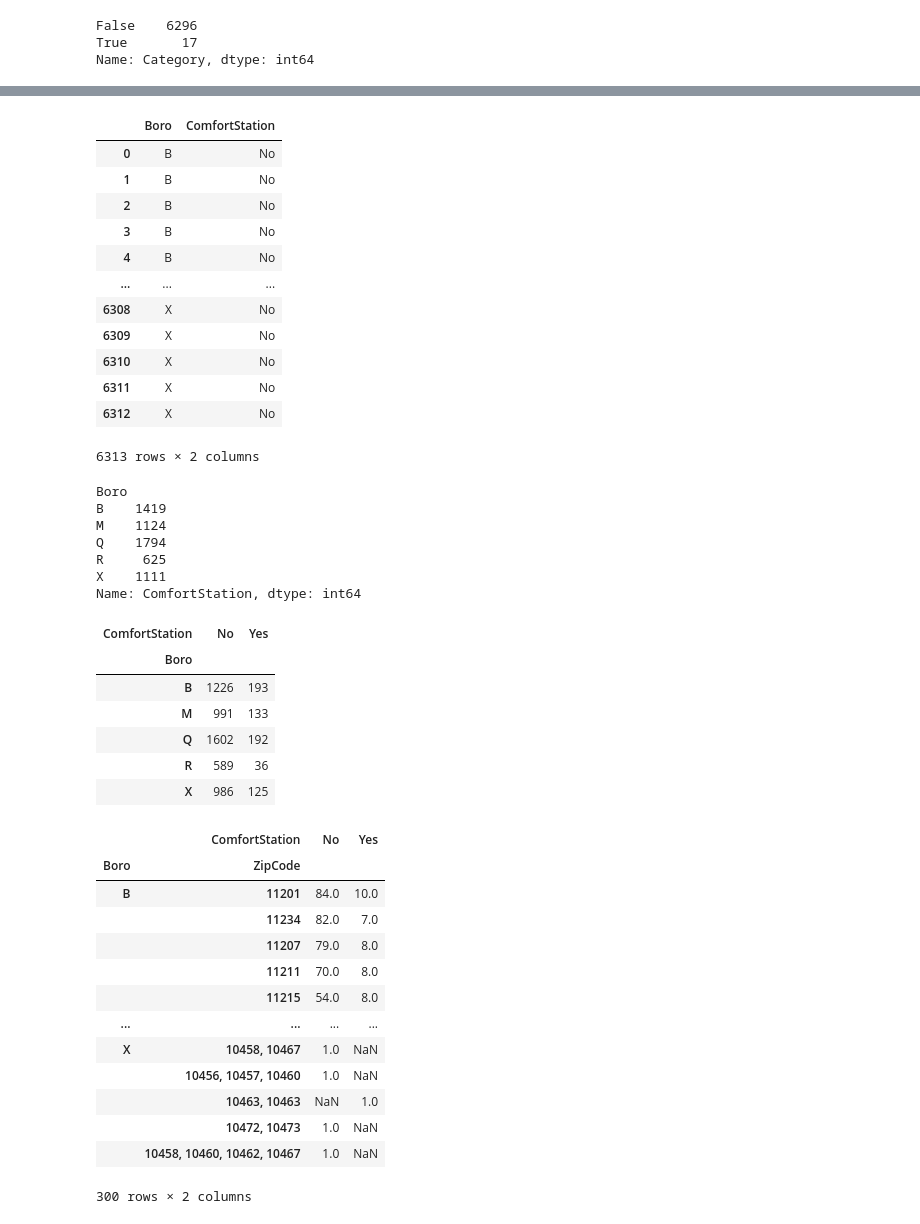
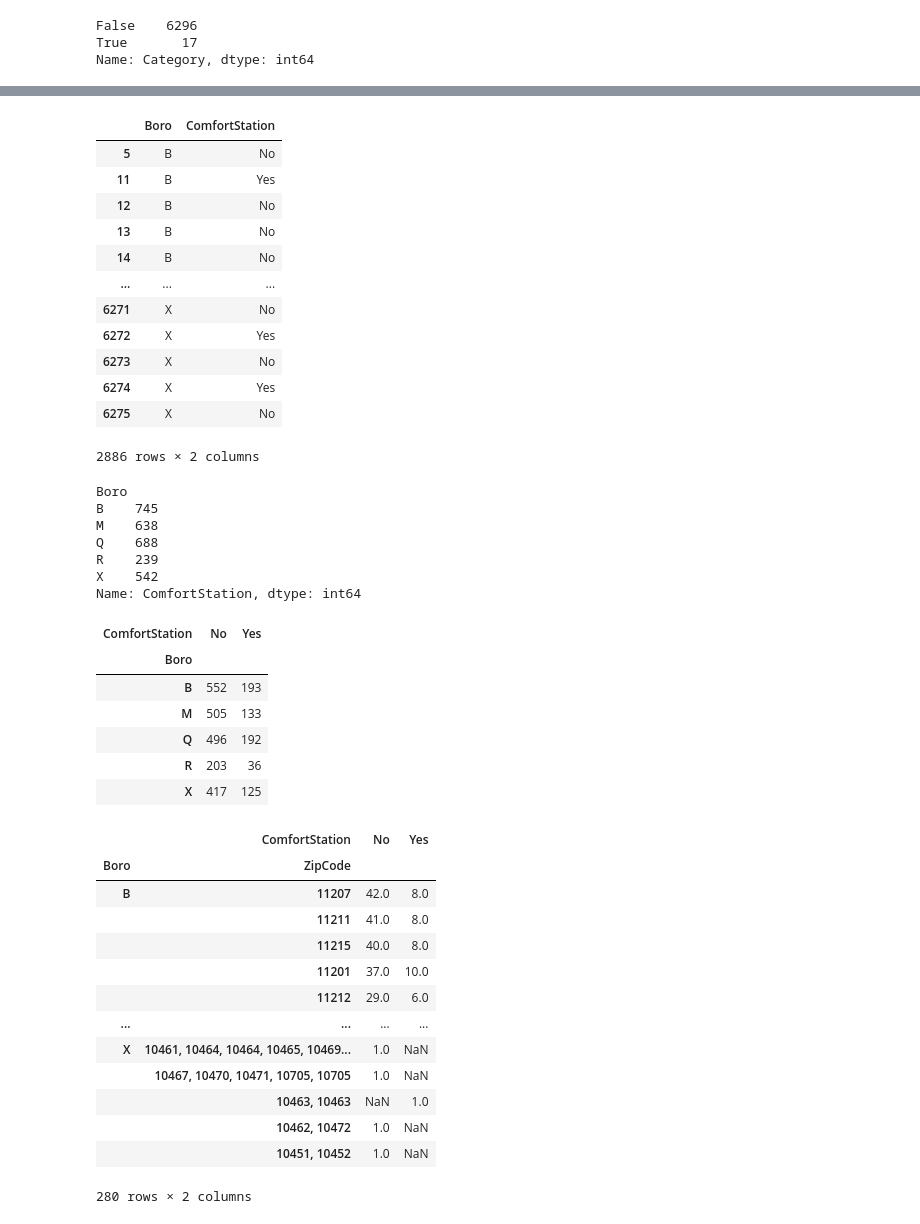
Before and after one commit to sajinashresthacoding/nyc-public-bathroom-grades, a Jupyter notebook: bathroom-grades-analysis.ipynb, the cells around one changed output, grey strips where cells are left out. Saved outputs shown, nothing was run; the diff lists cells and outputs as text; code cells hidden in the pictures.

```diff
--- a/bathroom-grades-analysis.ipynb
+++ b/bathroom-grades-analysis.ipynb
@@ -56,0 +70,3 @@ ValueError: No axis named Large Center for object type Series
+# %%
+df_areas = df_all.query("Category == ['Large Center','Large Park', 'Small Park', 'Large Park']")
+df_areas
@@ -57,57 +87,57 @@ ValueError: No axis named Large Center for object type Series
 # %%
-df_all[["Boro", "ComfortStation"]]
+df_areas[["Boro", "ComfortStation"]]
 # %% [output]
 |  | Boro | ComfortStation |
-| 0 | B | No |
-| 1 | B | No |
-| 2 | B | No |
-| 3 | B | No |
-| 4 | B | No |
+| 5 | B | No |
+| 11 | B | Yes |
+| 12 | B | No |
+| 13 | B | No |
+| 14 | B | No |
 | ... | ... | ... |
-| 6308 | X | No |
-| 6309 | X | No |
-| 6310 | X | No |
-| 6311 | X | No |
-| 6312 | X | No |
+| 6271 | X | No |
+| 6272 | X | Yes |
+| 6273 | X | No |
+| 6274 | X | Yes |
+| 6275 | X | No |
-6313 rows × 2 columns
+2886 rows × 2 columns
 # %%
-df_all.groupby("Boro")["ComfortStation"].count()
+df_areas.groupby("Boro")["ComfortStation"].count()
 # %% [output]
 Boro
-B    1419
-M    1124
-Q    1794
-R     625
-X    1111
+B    745
+M    638
+Q    688
+R    239
+X    542
 Name: ComfortStation, dtype: int64
 # %%
-df_all[['Boro','ComfortStation']].value_counts().unstack()
+df_areas[['Boro','ComfortStation']].value_counts().unstack()
 # %% [output]
 | ComfortStation | No | Yes |
 | Boro |  |  |
-| B | 1226 | 193 |
-| M | 991 | 133 |
-| Q | 1602 | 192 |
-| R | 589 | 36 |
-| X | 986 | 125 |
+| B | 552 | 193 |
+| M | 505 | 133 |
+| Q | 496 | 192 |
+| R | 203 | 36 |
+| X | 417 | 125 |
 # %%
-zipcodes = df_all[['Boro','ZipCode','ComfortStation',]].value_counts().unstack()
+zipcodes = df_areas[['Boro','ZipCode','ComfortStation',]].value_counts().unstack()
 zipcodes
 # %% [output]
 |  | ComfortStation | No | Yes |
 | Boro | ZipCode |  |  |
-| B | 11201 | 84.0 | 10.0 |
-|  | 11234 | 82.0 | 7.0 |
-|  | 11207 | 79.0 | 8.0 |
-|  | 11211 | 70.0 | 8.0 |
-|  | 11215 | 54.0 | 8.0 |
+| B | 11207 | 42.0 | 8.0 |
+|  | 11211 | 41.0 | 8.0 |
+|  | 11215 | 40.0 | 8.0 |
+|  | 11201 | 37.0 | 10.0 |
+|  | 11212 | 29.0 | 6.0 |
 | ... | ... | ... | ... |
-| X | 10458, 10467 | 1.0 | NaN |
-|  | 10456, 10457, 10460 | 1.0 | NaN |
+| X | 10461, 10464, 10464, 10465, 10469... | 1.0 | NaN |
+|  | 10467, 10470, 10471, 10705, 10705 | 1.0 | NaN |
 |  | 10463, 10463 | NaN | 1.0 |
-|  | 10472, 10473 | 1.0 | NaN |
-|  | 10458, 10460, 10462, 10467 | 1.0 | NaN |
+|  | 10462, 10472 | 1.0 | NaN |
+|  | 10451, 10452 | 1.0 | NaN |
-300 rows × 2 columns
+280 rows × 2 columns
 # %%
 zipcodes["Yes"].nlargest(5)
 # %% [output]
```
Also changed, not shown: parts of 8 cells of this notebook.
